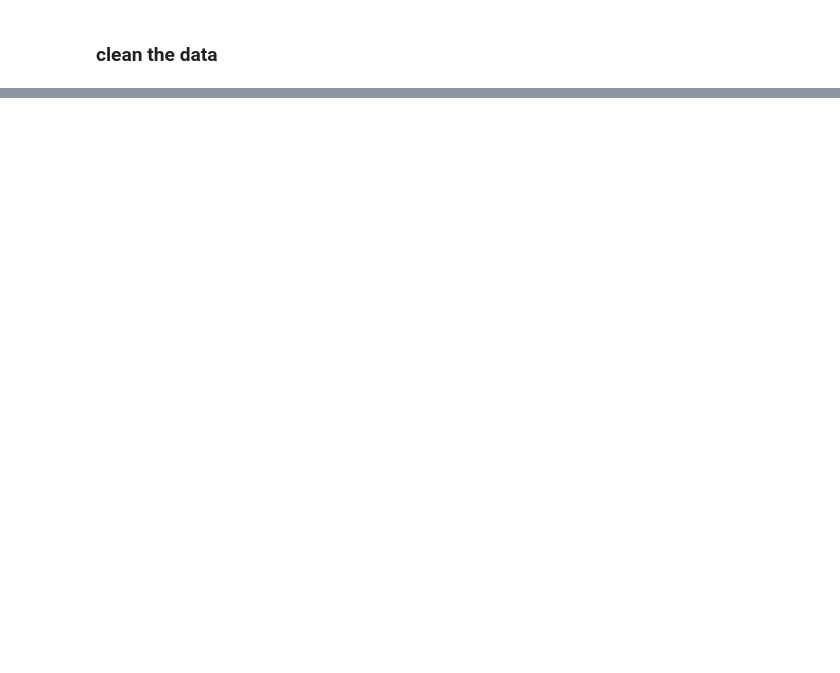
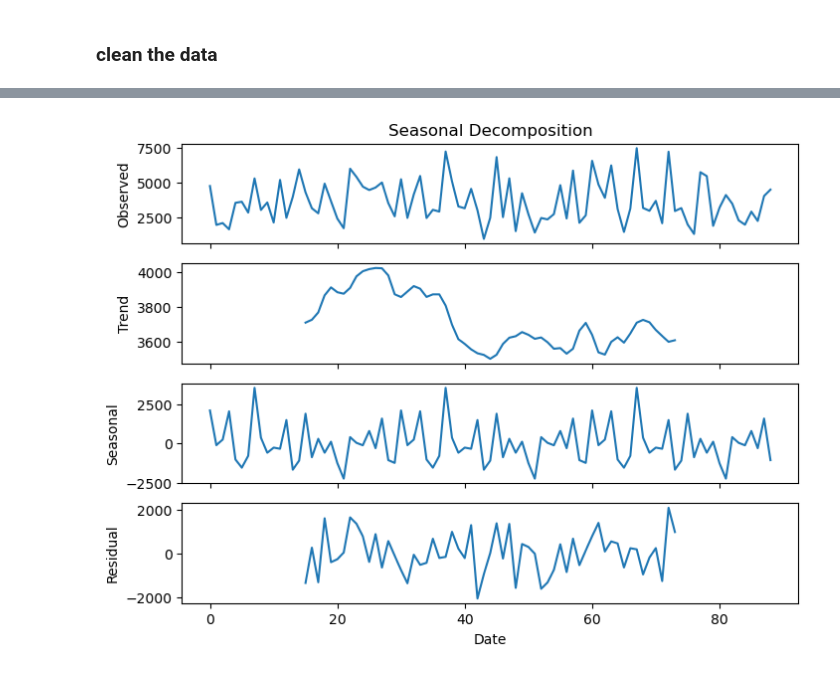
Before and after one commit to MustafaAldabbas/Machine_learning_superMarket, a Jupyter notebook: Notebook/Mustafa.ipynb, the cells around one changed output, grey strips where cells are left out. Cells and saved outputs as stored; diff of their text form; code cells hidden in the pictures; blank space fills up the shorter version.

```diff
--- a/Notebook/Mustafa.ipynb
+++ b/Notebook/Mustafa.ipynb
@@ -153,0 +143,26 @@ ValueError: could not convert string to float: '750-67-8428'
+# %%
+from statsmodels.tsa.seasonal import seasonal_decompose
+
+# Perform seasonal decomposition
+decomposition = seasonal_decompose(sales_by_date['total'], model='additive', period=30)
+
+# Plot the decomposition results
+fig, (ax1, ax2, ax3, ax4) = plt.subplots(4, 1, figsize=(8, 6), sharex=True)
+
+ax1.plot(decomposition.observed)
+ax1.set_ylabel('Observed')
+ax1.set_title('Seasonal Decomposition')
+
+ax2.plot(decomposition.trend)
+ax2.set_ylabel('Trend')
+
+ax3.plot(decomposition.seasonal)
+ax3.set_ylabel('Seasonal')
+
+ax4.plot(decomposition.resid)
+ax4.set_ylabel('Residual')
+ax4.set_xlabel('Date')
+
+plt.show()
+# %% [output]
+[figure, added]
```
Also changed, not shown: parts of 30 cells of this notebook, 3 other files.
